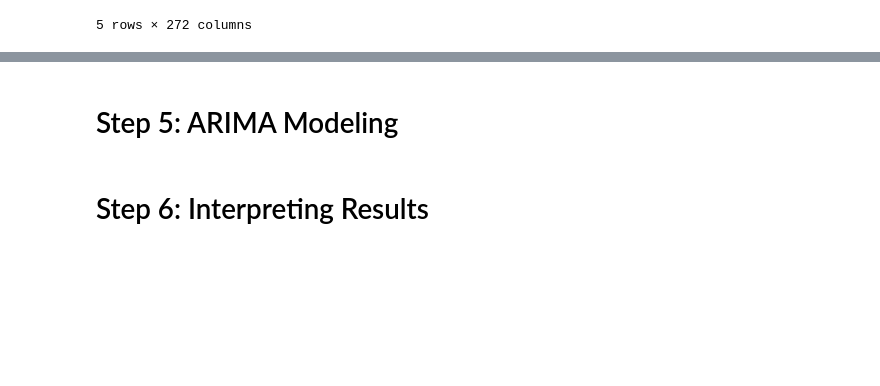
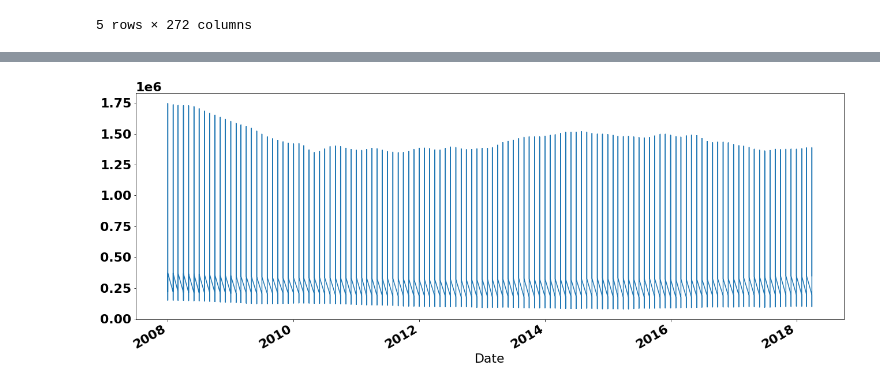
Before and after one commit to adcm2292/dsc-phase-4-project, a Jupyter notebook: 1 notebook.ipynb, the cells around one changed output, grey strips where cells are left out. Saved outputs shown, nothing was run; the diff lists cells and outputs as text; code cells hidden in the pictures; blank space fills up the shorter version.

Commit message:
obtaining data

```diff
--- a/1 notebook.ipynb
+++ b/1 notebook.ipynb
@@ -168,0 +107,9 @@ Name: RegionName, Length: 2472, dtype: int64
+# %%
+def melt_data(df):
+    melted = pd.melt(df, id_vars=['Zipcode', 'Metro', 'CountyName', 'SizeRank'],
+                     var_name='Date')
+    melted['Date'] = pd.to_datetime(melted['Date'], infer_datetime_format=True)
+    melted = melted.dropna(subset=['value'])
+    return melted
+# %%
+melted_df = melt_data(df_ct)
@@ -168,0 +154,6 @@ Name: RegionName, Length: 2472, dtype: int64
+# %%
+# Make sure the data type of the 'Date' column is datetime
+melted_df['Date'] = pd.to_datetime(melted_df['Date'], format='%m/%y')
+
+# Set the 'Date' column as index
+melted_df.set_index('Date', inplace=True)
@@ -168,0 +174,2 @@ Name: RegionName, Length: 2472, dtype: int64
+# %%
+melted_df = melted_df['2008-01-01':'2018-04-01']
@@ -180,5 +208,6 @@ max      1.931490e+07
 Name: value, dtype: float64
-# %% [markdown]
-# Step 5: ARIMA Modeling
-# %% [markdown]
-# Step 6: Interpreting Results
+# %%
+melted_df['value'].plot(figsize=(22,8))
+plt.show()
+# %% [output]
+[figure, added]
```
Also changed, not shown: parts of 38 cells of this notebook, 1 other file.
